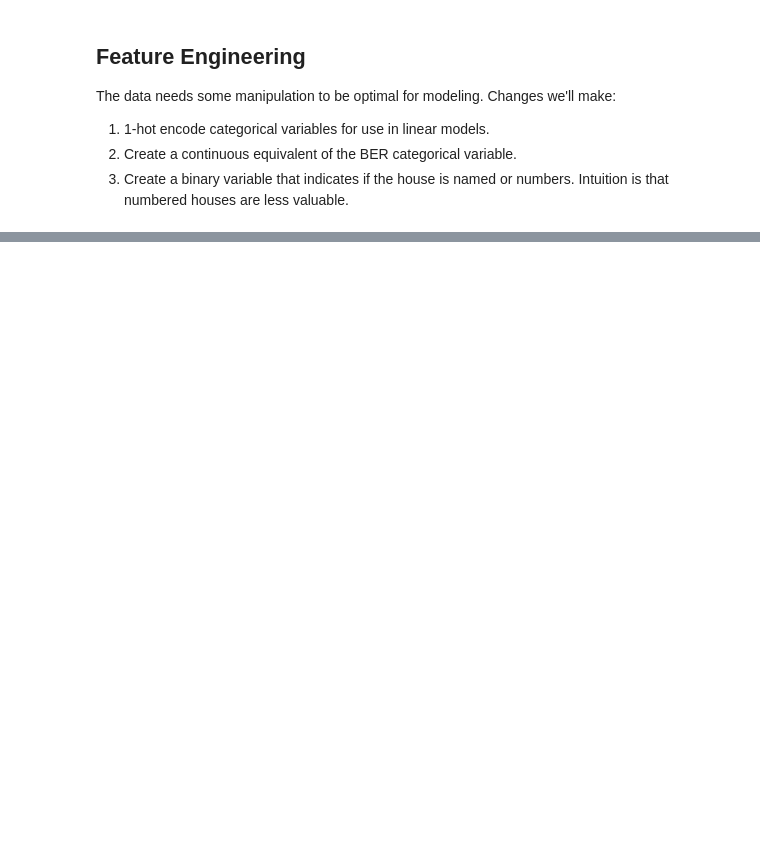
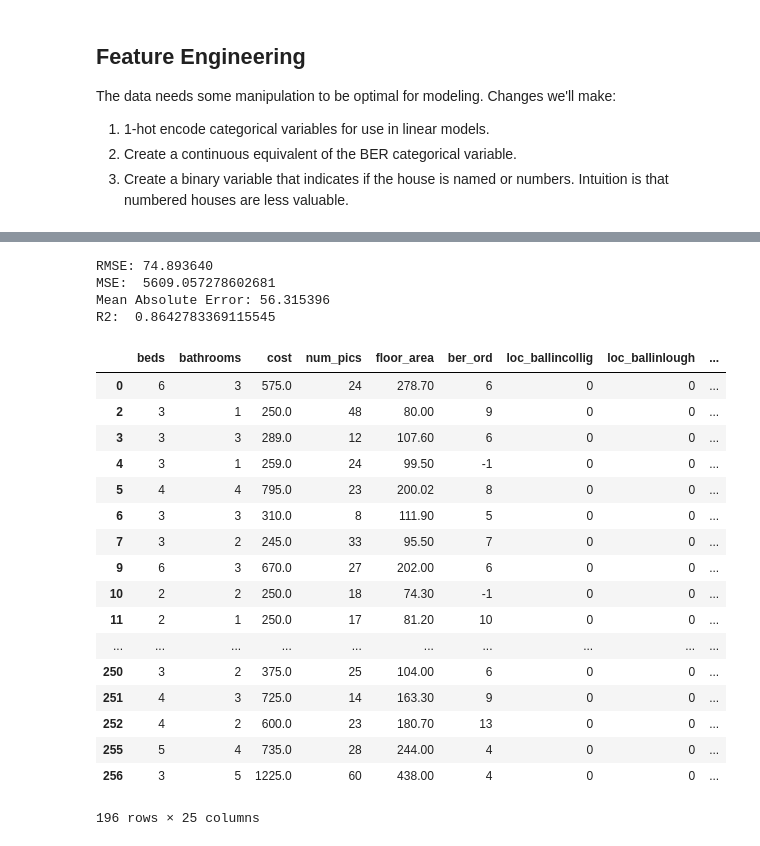
Before and after one commit to conorsobrien/CorkPropertyPrices, a Jupyter notebook: exploration_and_regression.ipynb, the cells around one changed output, grey strips where cells are left out. Saved outputs shown, nothing was run; the diff lists cells and outputs as text; code cells hidden in the pictures; blank space fills up the shorter version.

```diff
--- a/exploration_and_regression.ipynb
+++ b/exploration_and_regression.ipynb
@@ -134,11 +148,12 @@ memory usage: 37.8+ KB
 # %%
 # 75:25 train:test split.
 from sklearn.model_selection import train_test_split
-df = df.drop(['listing_id','location','address','property_type','ber'], axis=1)
-train, test = train_test_split(df, test_size=0.2)
+prepped_data = df.drop(['listing_id','url','location','address','property_type','ber','eircode'], axis=1)
+train, test = train_test_split(prepped_data, test_size=0.2)
 x = train.drop('cost', axis=1)
 y = train.cost
-
+x = prepped_data.drop('cost', axis=1)
+y = prepped_data.cost
 # Train model
 reg = linear_model.LinearRegression()
 #x = train[['beds','bathrooms','num_pics','ber_ord']]
@@ -160 +187,43 @@ print("R2: ", r2_score(y_true,y_pred))
+# %%
+# Train model on full data set and assess
+x = prepped_data.drop('cost', axis=1)
+y = prepped_data.cost
+full_reg = linear_model.LinearRegression()
+full_reg.fit(x,y)
+y_true = prepped_data.cost
+y_pred = full_reg.predict(prepped_data.drop('cost', axis=1))
+rmse = np.sqrt(mean_squared_error(y_true, y_pred))
+print("RMSE: %f" % (rmse))
+print("MSE: ", mean_squared_error(y_true, y_pred))
+print("Mean Absolute Error: %f" % mean_absolute_error(y_true,y_pred))
+print("R2: ", r2_score(y_true,y_pred))
+# %% [output]
+RMSE: 74.893640
+MSE:  5609.057278602681
+Mean Absolute Error: 56.315396
+R2:  0.8642783369115545
+# %%
+#output = pd.concat([prepped_data, y_pred], axis=1)
+#output
+prepped_data['output'] = y_pred
+prepped_data
+# %% [output]
+|  | beds | bathrooms | cost | num_pics | floor_area | ber_ord | loc_ballincollig | loc_ballinlough | ... |
+| 0 | 6 | 3 | 575.0 | 24 | 278.70 | 6 | 0 | 0 | ... |
+| 2 | 3 | 1 | 250.0 | 48 | 80.00 | 9 | 0 | 0 | ... |
+| 3 | 3 | 3 | 289.0 | 12 | 107.60 | 6 | 0 | 0 | ... |
+| 4 | 3 | 1 | 259.0 | 24 | 99.50 | -1 | 0 | 0 | ... |
+| 5 | 4 | 4 | 795.0 | 23 | 200.02 | 8 | 0 | 0 | ... |
+| 6 | 3 | 3 | 310.0 | 8 | 111.90 | 5 | 0 | 0 | ... |
+| 7 | 3 | 2 | 245.0 | 33 | 95.50 | 7 | 0 | 0 | ... |
+| 9 | 6 | 3 | 670.0 | 27 | 202.00 | 6 | 0 | 0 | ... |
+| 10 | 2 | 2 | 250.0 | 18 | 74.30 | -1 | 0 | 0 | ... |
+| 11 | 2 | 1 | 250.0 | 17 | 81.20 | 10 | 0 | 0 | ... |
+| ... | ... | ... | ... | ... | ... | ... | ... | ... | ... |
+| 250 | 3 | 2 | 375.0 | 25 | 104.00 | 6 | 0 | 0 | ... |
+| 251 | 4 | 3 | 725.0 | 14 | 163.30 | 9 | 0 | 0 | ... |
+| 252 | 4 | 2 | 600.0 | 23 | 180.70 | 13 | 0 | 0 | ... |
+| 255 | 5 | 4 | 735.0 | 28 | 244.00 | 4 | 0 | 0 | ... |
+| 256 | 3 | 5 | 1225.0 | 60 | 438.00 | 4 | 0 | 0 | ... |
+196 rows × 25 columns
 # %%
```
Also changed, not shown: parts of 16 cells of this notebook, 1 other file.
